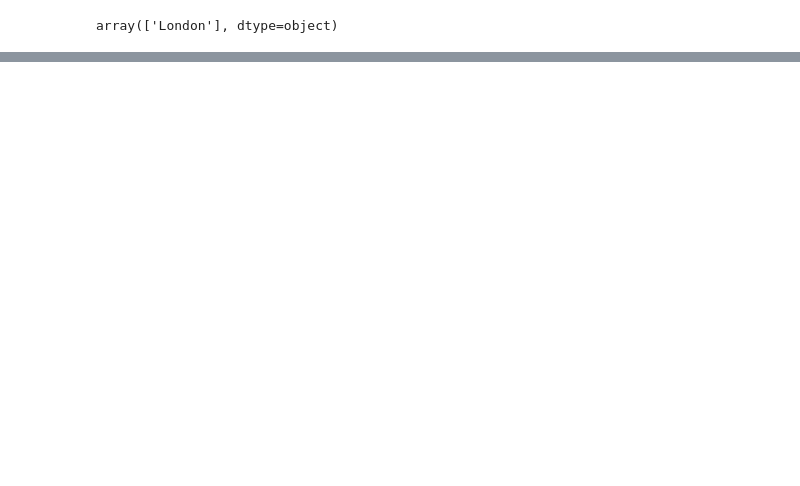
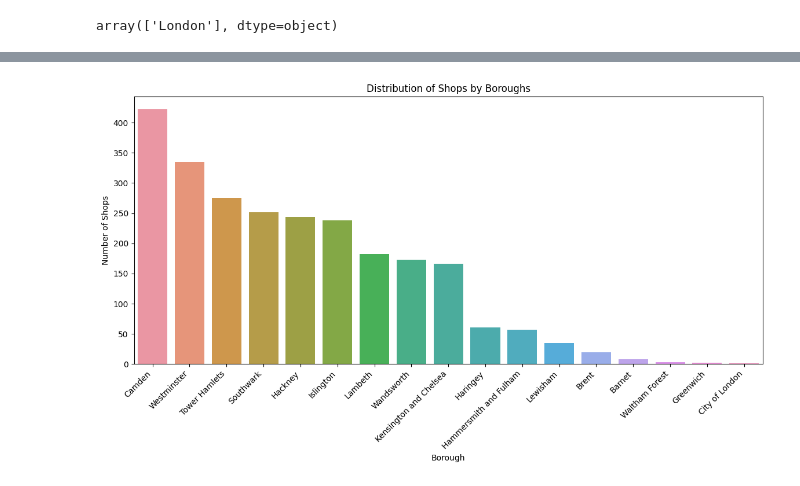
Before and after one commit to AndriiDS/londons_fashionable_finds, a Jupyter notebook: Data_Collection/01_data_collection.ipynb, the cells around one changed output, grey strips where cells are left out. Drawn from its saved outputs; the diff is of its cells as text; code cells hidden in the pictures; blank space fills up the shorter version.

```diff
--- a/Data_Collection/01_data_collection.ipynb
+++ b/Data_Collection/01_data_collection.ipynb
@@ -251,0 +219,15 @@ display(shops_df)
+# %%
+# UK Postcodes API (https://postcodes.io/)
+import requests
+
+def get_borough(lat, lng):
+    uk_postcodes_api_url = f"https://api.postcodes.io/postcodes?lon={lng}&lat={lat}"
+    response = requests.get(uk_postcodes_api_url).json()
+
+    if response["status"] == 200 and response["result"]:
+        for result in response["result"]:
+            if "admin_district" in result:
+                return result["admin_district"]
+    return None
+# %%
+shops_df['borough_from_lat_lng'] = shops_df.apply(lambda row: get_borough(row['latitude'], row['longitude']), axis=1)
@@ -251,0 +289,11 @@ display(shops_df)
+# %%
+# Visualizing the distribution of shops by boroughs
+plt.figure(figsize=(14, 6))
+sns.countplot(data=shops_df, x='borough_from_lat_lng', order=shops_df['borough_from_lat_lng'].value_counts().index)
+plt.xticks(rotation=45, ha='right')
+plt.xlabel('Borough')
+plt.ylabel('Number of Shops')
+plt.title('Distribution of Shops by Boroughs')
+plt.show()
+# %% [output]
+[figure, added]
```
Also changed, not shown: parts of 21 cells of this notebook, 2 other files.
